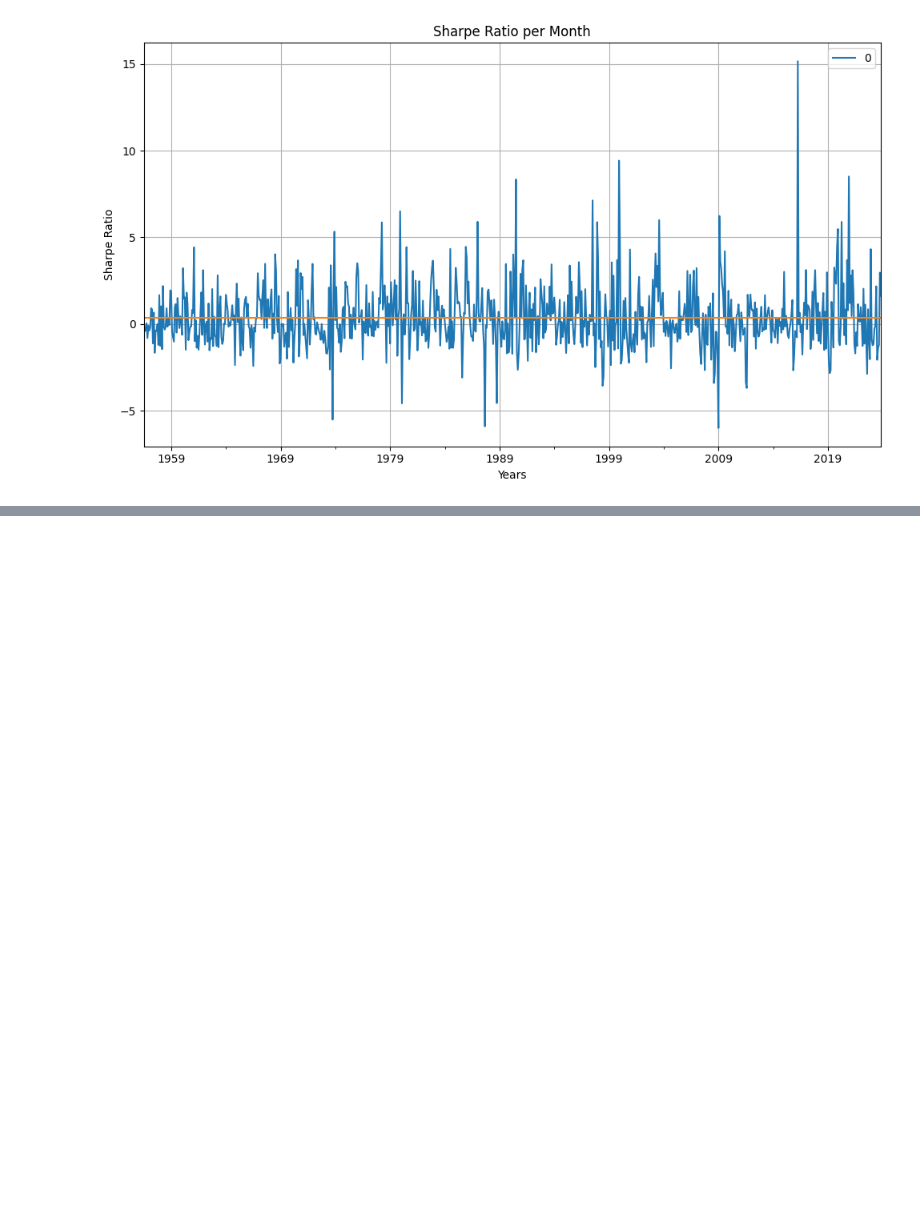
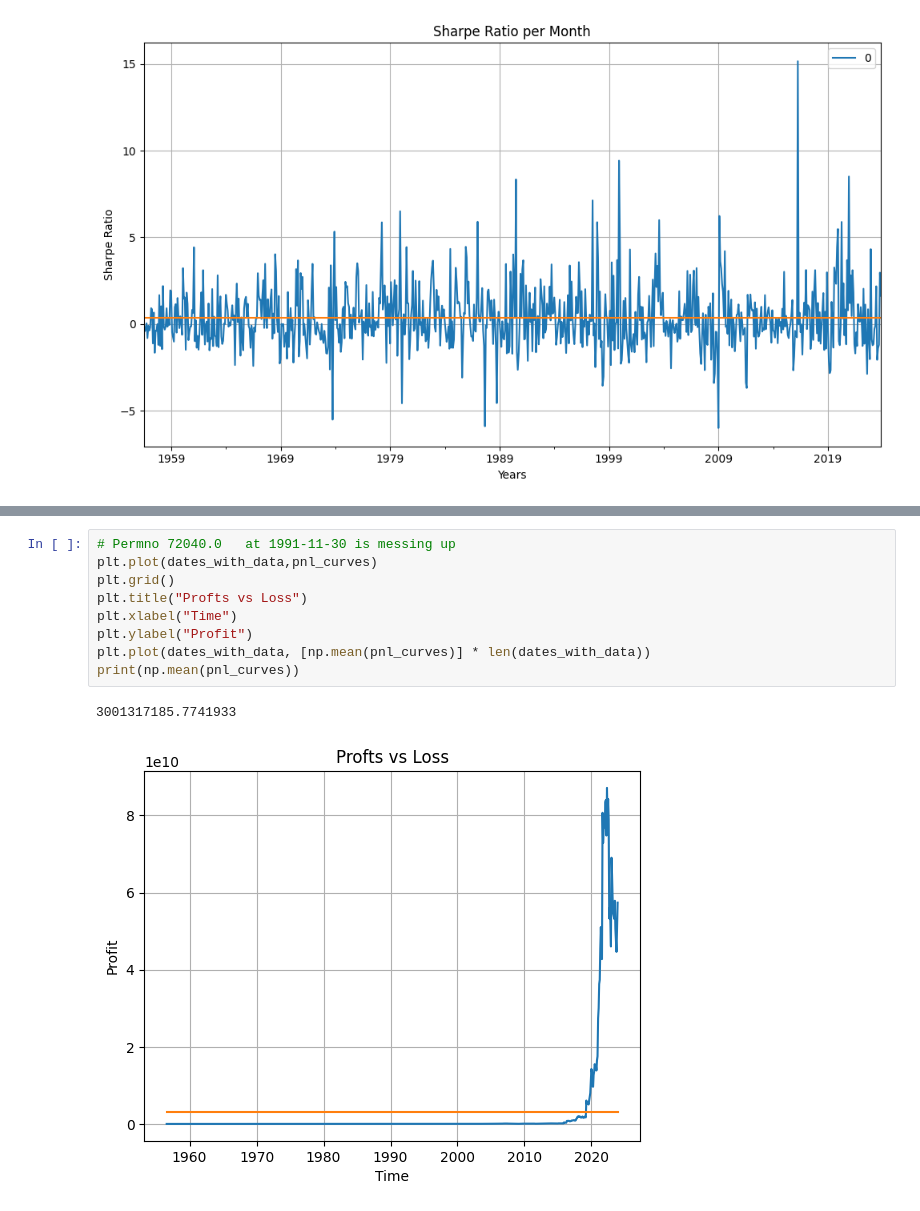
Before and after one commit to mraystaf/CougsOfWallStreet, a Jupyter notebook: Cougars of Wall Street.ipynb, the cells around one changed output, grey strips where cells are left out. Saved outputs shown, nothing was run; the diff lists cells and outputs as text; blank space fills up the shorter version.

```diff
--- a/Cougars of Wall Street.ipynb
+++ b/Cougars of Wall Street.ipynb
@@ -218,3 +235,15 @@ np.mean(sharpes)
+# %%
+# Permno 72040.0   at 1991-11-30 is messing up
+plt.plot(dates_with_data,pnl_curves)
+plt.grid()
+plt.title("Profts vs Loss")
+plt.xlabel("Time")
+plt.ylabel("Profit")
+plt.plot(dates_with_data, [np.mean(pnl_curves)] * len(dates_with_data))
+print(np.mean(pnl_curves))
+# %% [output]
+3001317185.7741933
+[figure, added]
 # %%
 #This plots the Pnl over 4 time periods (all time, 2000-present, 2010-2019, 2020-present)
 fig, axs = plt.subplots(2, 2)
```
Also changed, not shown: parts of 6 cells of this notebook.
